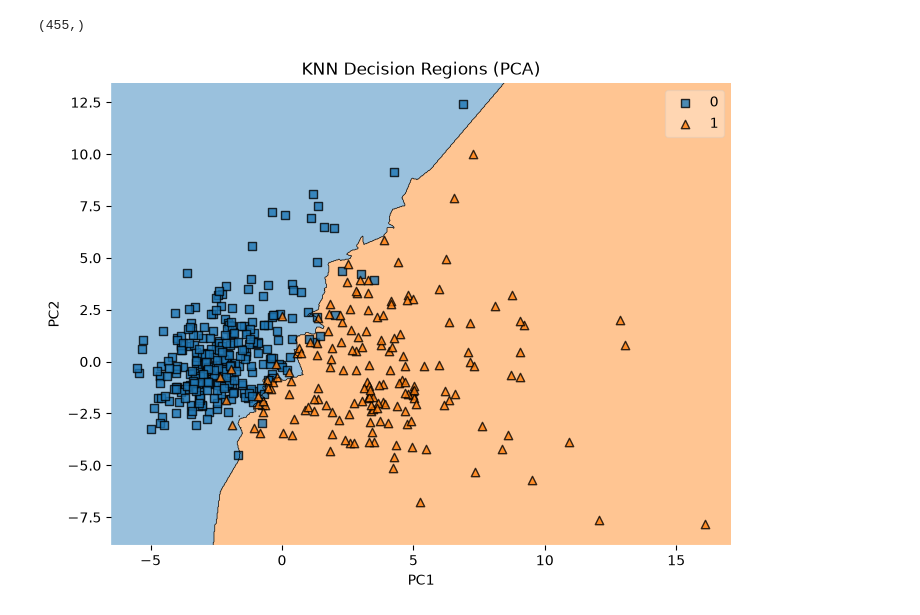
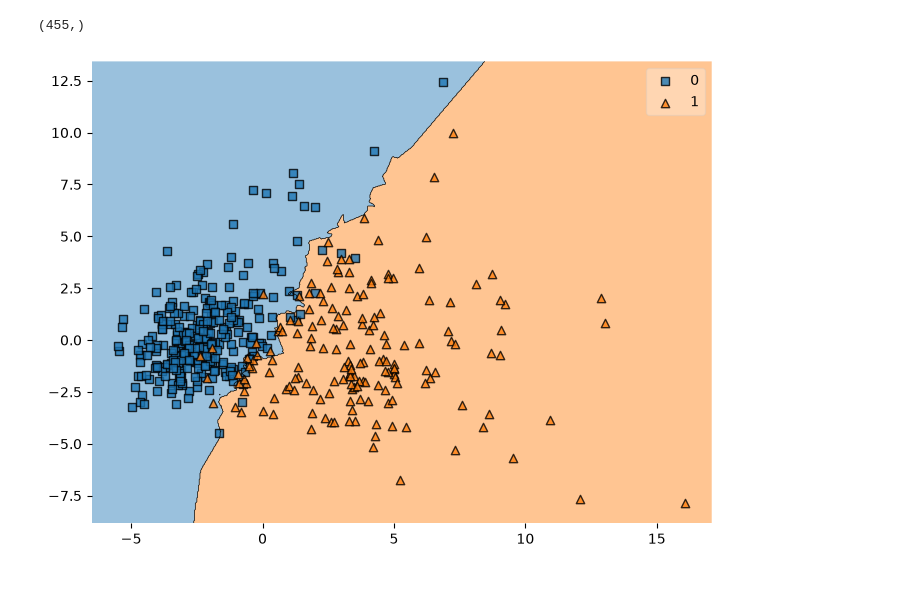
Before and after one commit to ayansuvra/DS-ML, a Jupyter notebook: ML/KNN/KNN.ipynb, the cells around one changed output. Drawn from its saved outputs; the diff is of its cells as text; code cells hidden in the pictures; blank space fills up the shorter version.

```diff
--- a/ML/KNN/KNN.ipynb
+++ b/ML/KNN/KNN.ipynb
@@ -100,28 +100,26 @@ y_train.shape
 # %%
 from sklearn.decomposition import PCA
 from sklearn.neighbors import KNeighborsClassifier
 from sklearn.preprocessing import LabelEncoder
 from mlxtend.plotting import plot_decision_regions
 import matplotlib.pyplot as plt
 
 # Reduce to 2 dimensions
 pca = PCA(n_components=2)
 X_train_pca = pca.fit_transform(x_train)
 
 # encoding y_train
 le = LabelEncoder()
 y_train_encode = le.fit_transform(y_train)
 
 # Train KNN on PCA-transformed data
 knn = KNeighborsClassifier(n_neighbors=9)
 knn.fit(X_train_pca, y_train_encode)
 
 # Plot
 plt.figure(figsize=(8,6))
 plot_decision_regions(X_train_pca, y_train_encode, clf=knn)
-plt.xlabel("PC1")
-plt.ylabel("PC2")
-plt.title("KNN Decision Regions (PCA)")
+
 plt.show()
 # %% [output]
-[figure, old version]
+[figure, new version]
```
Also changed, not shown: 1 other file.
